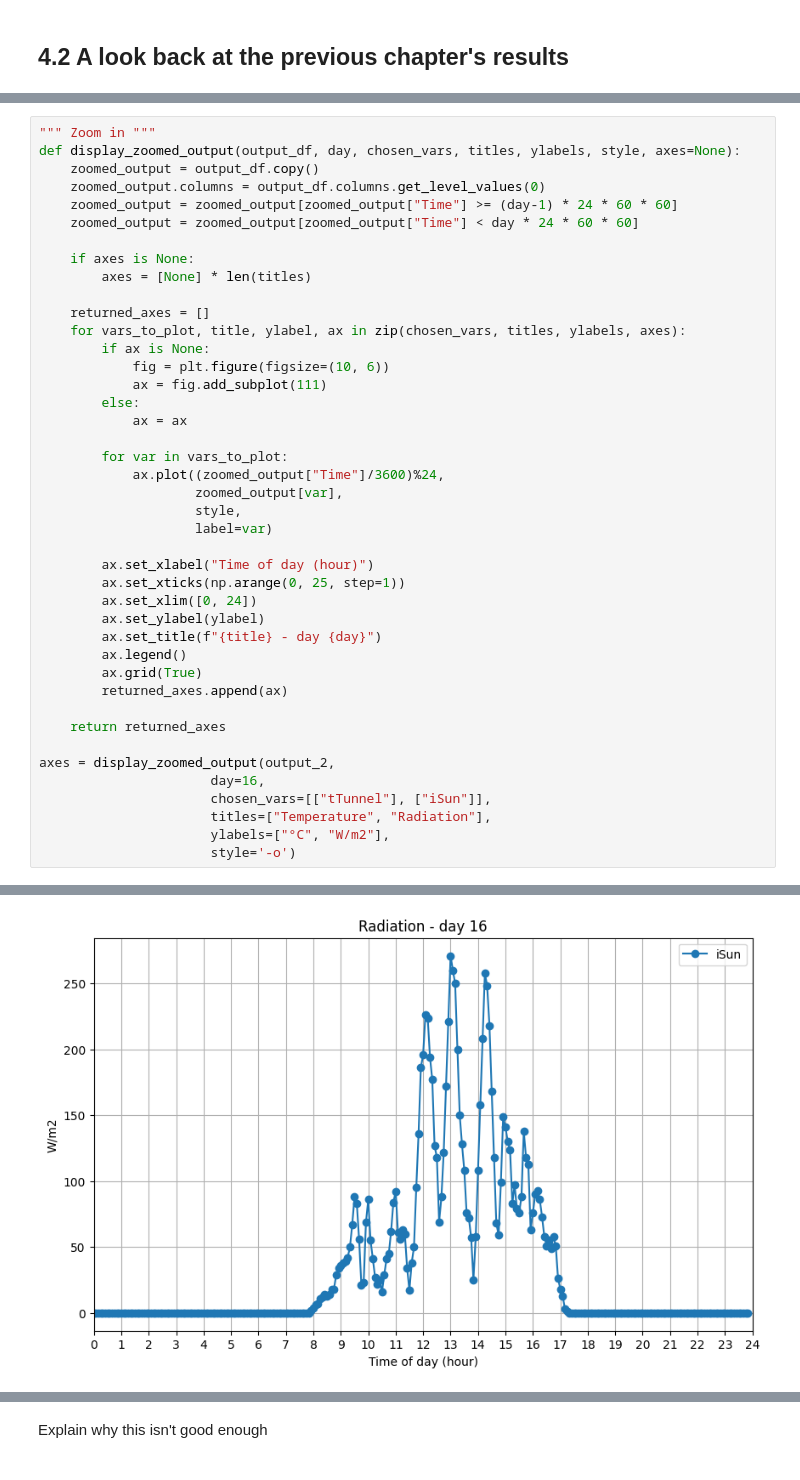
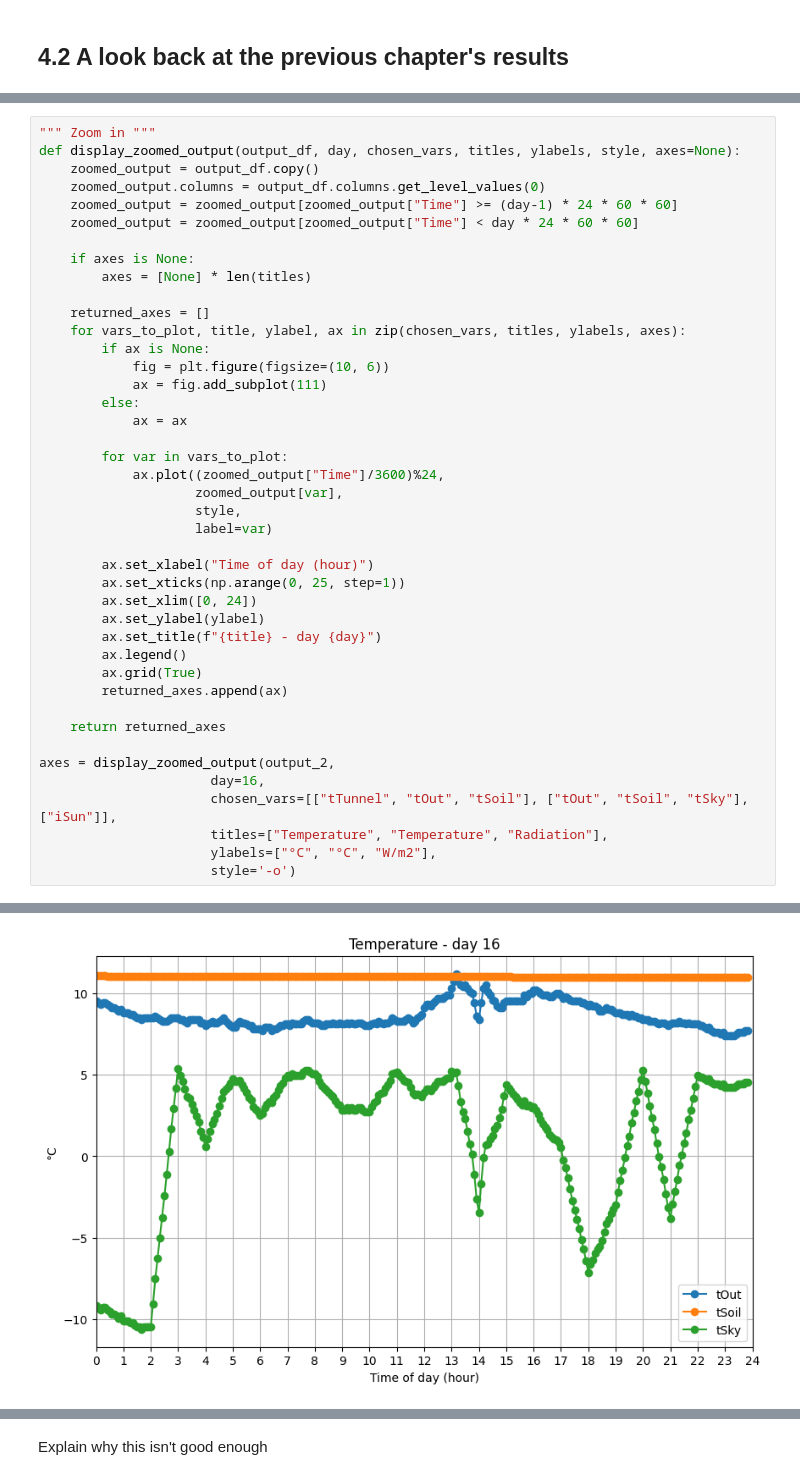
Before and after one commit to davkat1/intro_gh_modelling_draft, a Jupyter notebook: notebooks/04_from_steady_state_to_dynamic_model.ipynb, the cells around one changed output, grey strips where cells are left out. Cells and saved outputs as stored; diff of their text form.

```diff
--- a/notebooks/04_from_steady_state_to_dynamic_model.ipynb
+++ b/notebooks/04_from_steady_state_to_dynamic_model.ipynb
@@ -95,8 +122,8 @@ def display_zoomed_output(output_df, day, chosen_vars, titles, ylabels, style, a
 
 axes = display_zoomed_output(output_2,
                       day=16,
-                      chosen_vars=[["tTunnel"], ["iSun"]],
-                      titles=["Temperature", "Radiation"],
-                      ylabels=["°C", "W/m2"],
+                      chosen_vars=[["tTunnel", "tOut", "tSoil"], ["tOut", "tSoil", "tSky"], ["iSun"]],
+                      titles=["Temperature", "Temperature", "Radiation"],
+                      ylabels=["°C", "°C", "W/m2"],
                       style='-o')
 # %% [output]
@@ -104 +131 @@ axes = display_zoomed_output(output_2,
-[figure, old version]
+[figure, new version]
```
Also changed, not shown: parts of 15 cells of this notebook, 7 other files.
